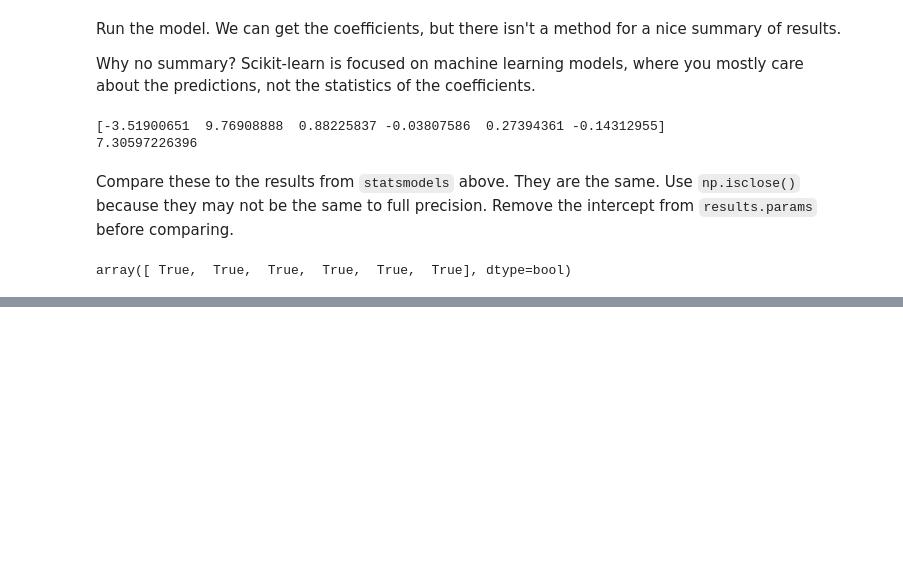
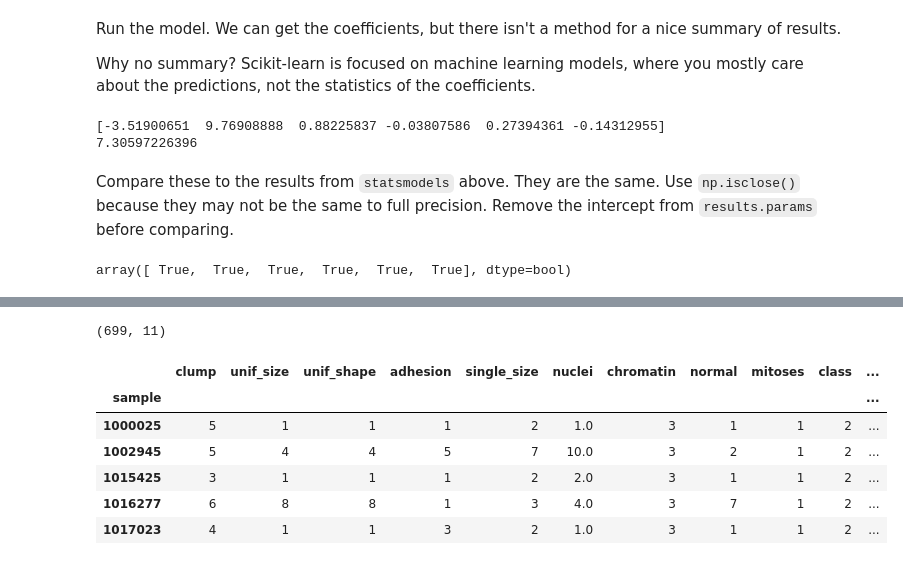
Before and after one commit to nuitrcs/pythonworkshops, a Jupyter notebook: dataanalysis/models/models.ipynb, the cells around one changed output, grey strips where cells are left out. Drawn from its saved outputs; the diff is of its cells as text; code cells hidden in the pictures; blank space fills up the shorter version.

```diff
--- a/dataanalysis/models/models.ipynb
+++ b/dataanalysis/models/models.ipynb
@@ -308,0 +370,16 @@ array([ True,  True,  True,  True,  True,  True], dtype=bool)
+# %%
+print(cancer.shape)
+# %% [output]
+(699, 11)
+# %%
+cancer = cancer.set_index('sample')
+cancer['malignant'] = cancer['class'].map({2:0,4:1})
+cancer.head()
+# %% [output]
+|  | clump | unif_size | unif_shape | adhesion | single_size | nuclei | chromatin | normal | mitoses | class | ... |
+| sample |  |  |  |  |  |  |  |  |  |  | ... |
+| 1000025 | 5 | 1 | 1 | 1 | 2 | 1.0 | 3 | 1 | 1 | 2 | ... |
+| 1002945 | 5 | 4 | 4 | 5 | 7 | 10.0 | 3 | 2 | 1 | 2 | ... |
+| 1015425 | 3 | 1 | 1 | 1 | 2 | 2.0 | 3 | 1 | 1 | 2 | ... |
+| 1016277 | 6 | 8 | 8 | 1 | 3 | 4.0 | 3 | 7 | 1 | 2 | ... |
+| 1017023 | 4 | 1 | 1 | 3 | 2 | 1.0 | 3 | 1 | 1 | 2 | ... |
```
Also changed, not shown: parts of 40 cells of this notebook.
